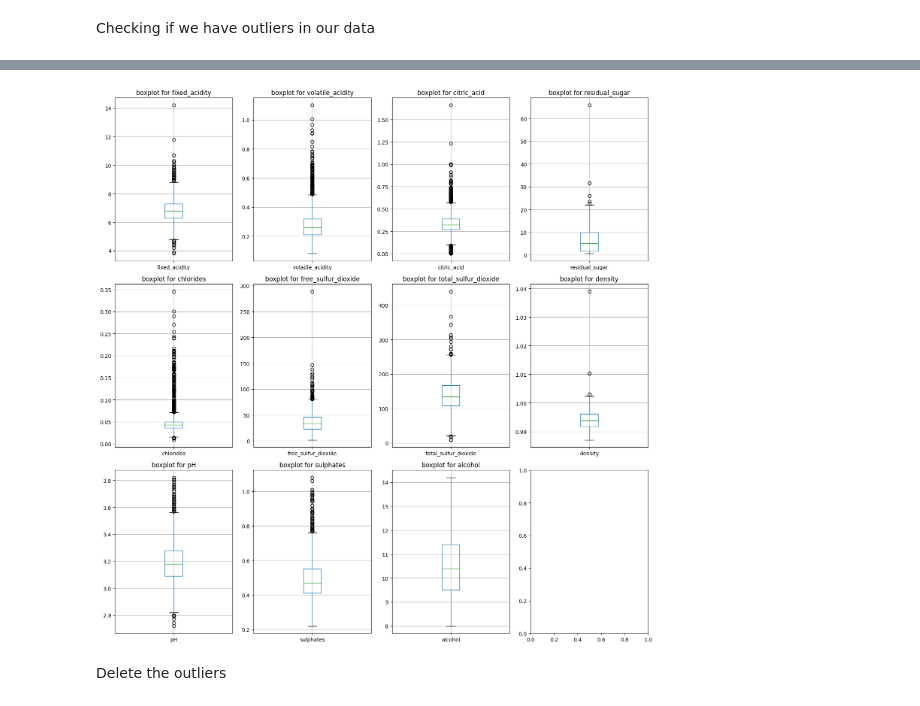
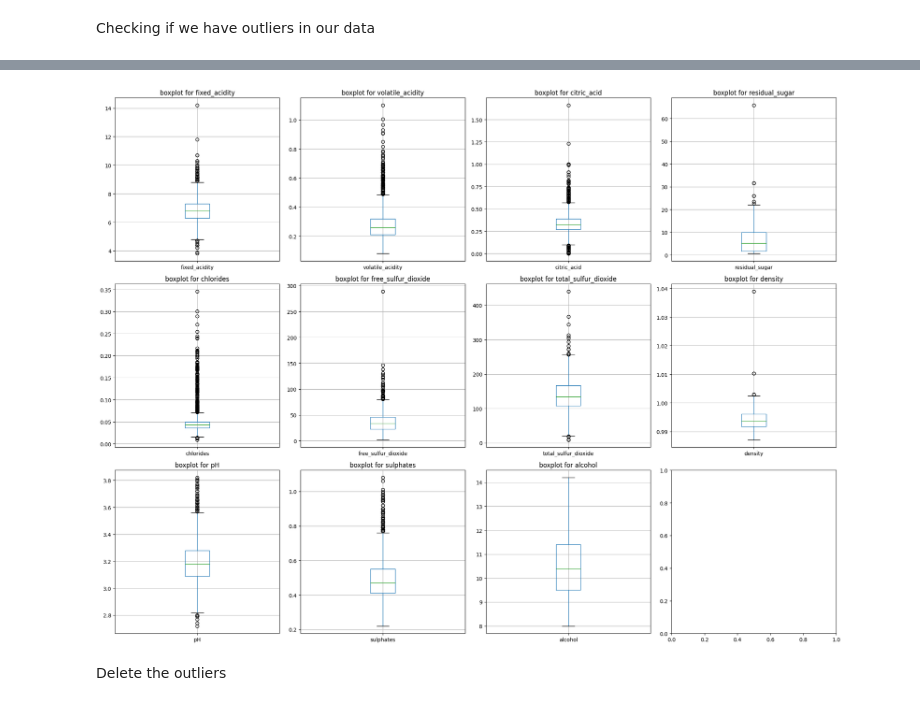
Before and after one commit to ZofiaSamsel/Wine_quality, a Jupyter notebook: main.ipynb, the cells around one changed output, grey strips where cells are left out. Drawn from its saved outputs; the diff is of its cells as text; code cells hidden in the pictures.

```diff
--- a/main.ipynb
+++ b/main.ipynb
@@ -309,0 +308,19 @@ KeyboardInterrupt:
+# %%
+# Select only the numerical feature columns, excluding the target
+feature_columns = df_wine_quality.columns
+
+# Set up the matplotlib figure and axes for a 3x3 grid
+fig, axs = plt.subplots(3, 4, figsize=(20, 15))  # Adjust the size as needed
+
+# Flatten the array of axes to make it easier to iterate over
+axs = axs.flatten()
+
+
+for i, column in enumerate(feature_columns[:11]):  # Limit to the first 9 columns
+    data = df_wine_quality[column]
+    sns.boxplot(y=data, x='quality', data=df_wine_quality, ax=axs[i])
+    axs[i].set_title(f'Boxplots plot for {column}')
+
+# Adjust the layout and show the plot
+#plt.tight_layout()
+plt.show()
@@ -310,24 +329,22 @@ KeyboardInterrupt:
 # %%
-#scatterplots
-
-
+#boxplots
 # Select only the numerical columns from the DataFrame
 numerical_columns = df_wine_quality.select_dtypes(include=[np.number]).columns
-fig, axs = plt.subplots(3, 4, figsize=(15, 15))
+fig, axs = plt.subplots(3, 4, figsize=(20, 15))
 axs = axs.flatten()
 
 
 # Create a scatter plot for each feature column against the target
 for i, column in enumerate(numerical_columns[:11]):
     data = df_wine_quality[column]
     df_wine_quality_features.boxplot(column = column, ax=axs[i])
     axs[i].set_title(f'boxplot for {column}')
 
 # Adjust layout to prevent overlap
 plt.tight_layout()
 plt.show()
 # %% [output]
-[figure, old version]
+[figure, new version]
 # %% [markdown]
 Delete the outliers
 # %%
```
Also changed, not shown: parts of 13 cells of this notebook.
